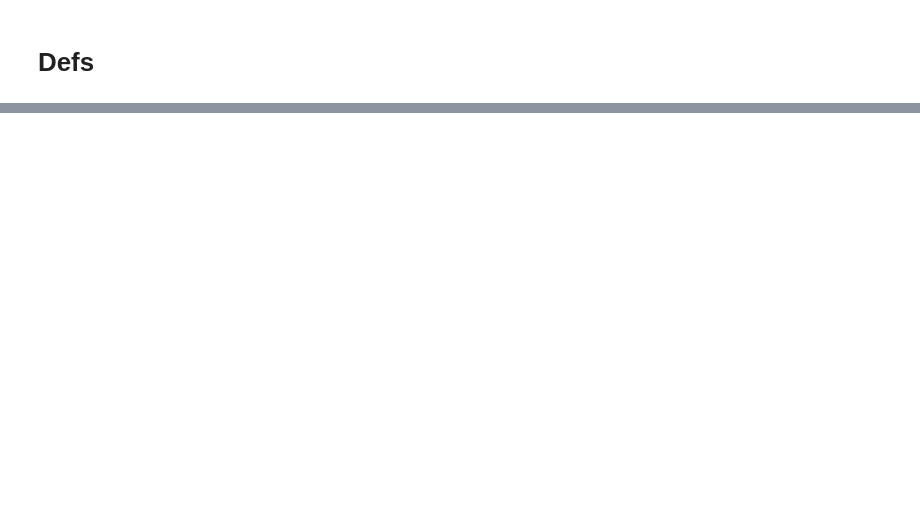
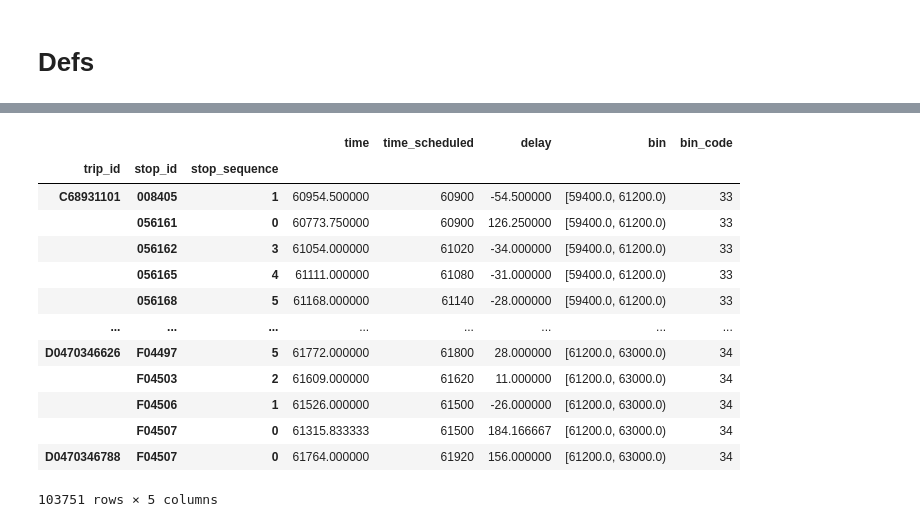
Before and after one commit to zsoca000/vitmma19-pw-delay-detection, a Jupyter notebook: notebook/03_graph_structure.ipynb, the cells around one changed output, grey strips where cells are left out. Saved outputs shown, nothing was run; the diff lists cells and outputs as text; code cells hidden in the pictures; blank space fills up the shorter version.

```diff
--- a/notebook/03_graph_structure.ipynb
+++ b/notebook/03_graph_structure.ipynb
@@ -165,0 +82,33 @@ net.save_graph("large_graph.html")
+# %%
+realtime_idx = realtime.groupby(['trip_id','stop_id','stop_sequence'], as_index=True).agg({'time':'mean'})
+stop_times_idx = stop_times.set_index(['trip_id','stop_id','stop_sequence'])
+
+realtime_idx['time_scheduled'] = realtime_idx.index.map(stop_times_idx['arrival_time'])
+
+realtime_idx['delay'] = realtime_idx['time_scheduled'] - realtime_idx['time']
+realtime_idx = realtime_idx[np.abs(realtime_idx['delay']) < 900] # exclude outliers
+# %%
+dt = 1/2
+bins = np.arange(0,24+dt,dt)
+dt *= 60*60
+bins *= 60*60
+
+realtime_idx['bin'] = pd.cut(realtime_idx['time'], bins=bins, right=False)
+realtime_idx['bin_code'] = realtime_idx['bin'].cat.codes
+# %%
+realtime_idx
+# %% [output]
+|  |  |  | time | time_scheduled | delay | bin | bin_code |
+| trip_id | stop_id | stop_sequence |  |  |  |  |  |
+| C68931101 | 008405 | 1 | 60954.500000 | 60900 | -54.500000 | [59400.0, 61200.0) | 33 |
+|  | 056161 | 0 | 60773.750000 | 60900 | 126.250000 | [59400.0, 61200.0) | 33 |
+|  | 056162 | 3 | 61054.000000 | 61020 | -34.000000 | [59400.0, 61200.0) | 33 |
+|  | 056165 | 4 | 61111.000000 | 61080 | -31.000000 | [59400.0, 61200.0) | 33 |
+|  | 056168 | 5 | 61168.000000 | 61140 | -28.000000 | [59400.0, 61200.0) | 33 |
+| ... | ... | ... | ... | ... | ... | ... | ... |
+| D0470346626 | F04497 | 5 | 61772.000000 | 61800 | 28.000000 | [61200.0, 63000.0) | 34 |
+|  | F04503 | 2 | 61609.000000 | 61620 | 11.000000 | [61200.0, 63000.0) | 34 |
+|  | F04506 | 1 | 61526.000000 | 61500 | -26.000000 | [61200.0, 63000.0) | 34 |
+|  | F04507 | 0 | 61315.833333 | 61500 | 184.166667 | [61200.0, 63000.0) | 34 |
+| D0470346788 | F04507 | 0 | 61764.000000 | 61920 | 156.000000 | [61200.0, 63000.0) | 34 |
+103751 rows × 5 columns
```
Also changed, not shown: parts of 35 cells of this notebook, 13 other files.
